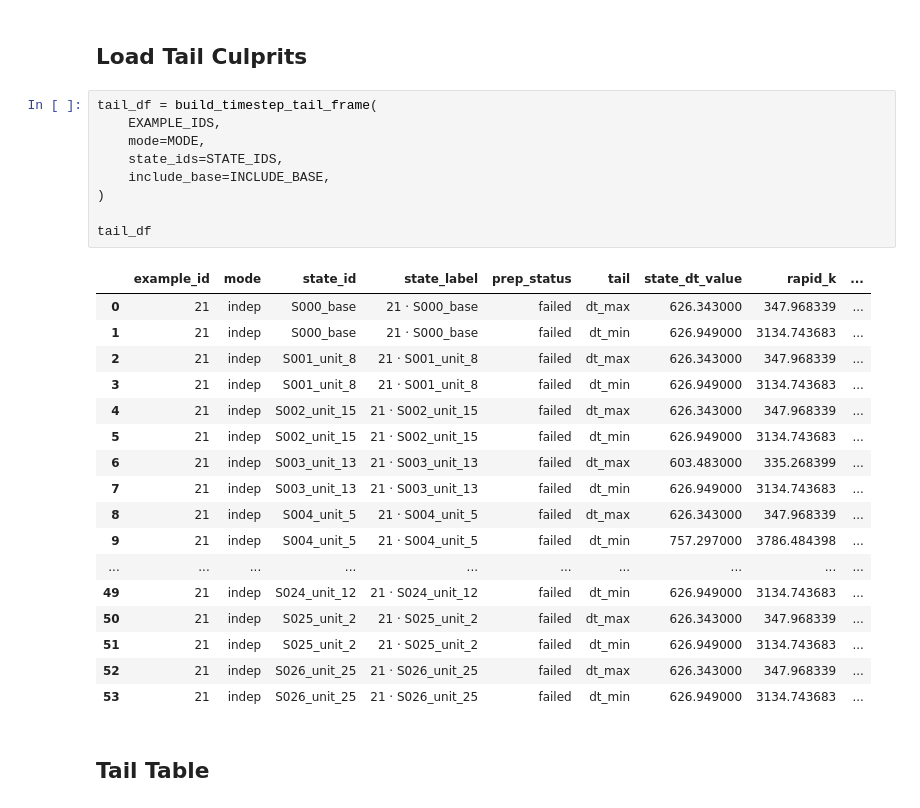
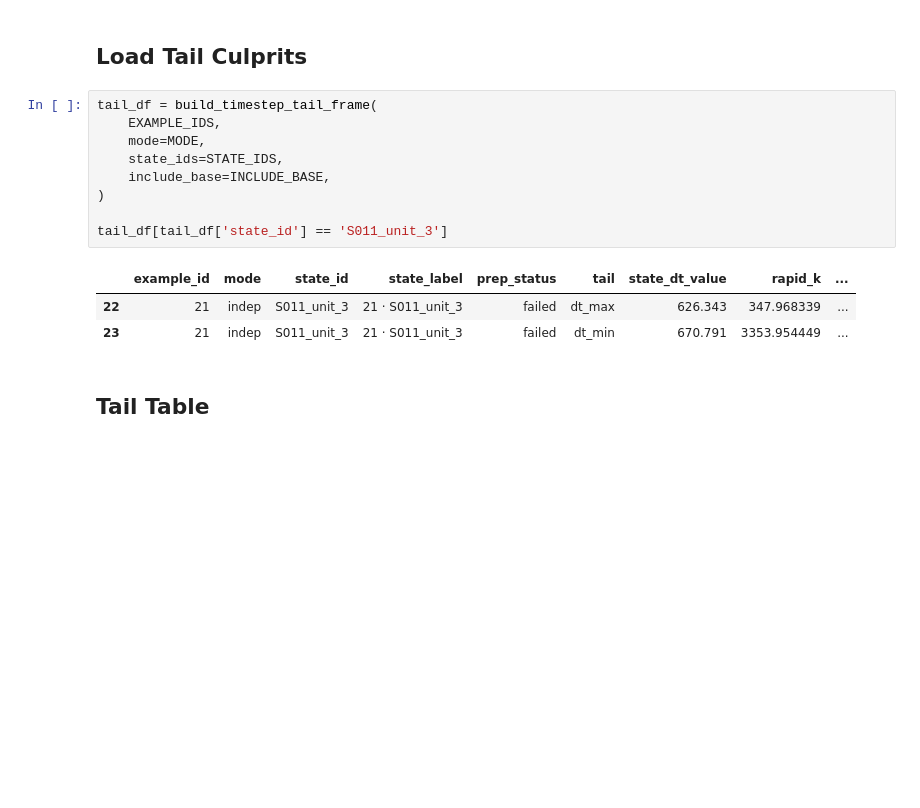
Before and after one commit to niekcde/river_hierarchy, a Jupyter notebook: RAPID/notebooks/timestep_stability.ipynb, the cells around one changed output. Cells and saved outputs as stored; diff of their text form; blank space fills up the shorter version.

```diff
--- a/RAPID/notebooks/timestep_stability.ipynb
+++ b/RAPID/notebooks/timestep_stability.ipynb
@@ -46,30 +46,16 @@ INCLUDE_BASE = True
 # %%
 tail_df = build_timestep_tail_frame(
     EXAMPLE_IDS,
     mode=MODE,
     state_ids=STATE_IDS,
     include_base=INCLUDE_BASE,
 )
 
-tail_df
+tail_df[tail_df['state_id'] == 'S011_unit_3']
 # %% [output]
 |  | example_id | mode | state_id | state_label | prep_status | tail | state_dt_value | rapid_k | ... |
-| 0 | 21 | indep | S000_base | 21 · S000_base | failed | dt_max | 626.343000 | 347.968339 | ... |
-| 1 | 21 | indep | S000_base | 21 · S000_base | failed | dt_min | 626.949000 | 3134.743683 | ... |
-| 2 | 21 | indep | S001_unit_8 | 21 · S001_unit_8 | failed | dt_max | 626.343000 | 347.968339 | ... |
-| 3 | 21 | indep | S001_unit_8 | 21 · S001_unit_8 | failed | dt_min | 626.949000 | 3134.743683 | ... |
-| 4 | 21 | indep | S002_unit_15 | 21 · S002_unit_15 | failed | dt_max | 626.343000 | 347.968339 | ... |
-| 5 | 21 | indep | S002_unit_15 | 21 · S002_unit_15 | failed | dt_min | 626.949000 | 3134.743683 | ... |
-| 6 | 21 | indep | S003_unit_13 | 21 · S003_unit_13 | failed | dt_max | 603.483000 | 335.268399 | ... |
-| 7 | 21 | indep | S003_unit_13 | 21 · S003_unit_13 | failed | dt_min | 626.949000 | 3134.743683 | ... |
-| 8 | 21 | indep | S004_unit_5 | 21 · S004_unit_5 | failed | dt_max | 626.343000 | 347.968339 | ... |
-| 9 | 21 | indep | S004_unit_5 | 21 · S004_unit_5 | failed | dt_min | 757.297000 | 3786.484398 | ... |
-| ... | ... | ... | ... | ... | ... | ... | ... | ... | ... |
-| 49 | 21 | indep | S024_unit_12 | 21 · S024_unit_12 | failed | dt_min | 626.949000 | 3134.743683 | ... |
-| 50 | 21 | indep | S025_unit_2 | 21 · S025_unit_2 | failed | dt_max | 626.343000 | 347.968339 | ... |
-| 51 | 21 | indep | S025_unit_2 | 21 · S025_unit_2 | failed | dt_min | 626.949000 | 3134.743683 | ... |
-| 52 | 21 | indep | S026_unit_25 | 21 · S026_unit_25 | failed | dt_max | 626.343000 | 347.968339 | ... |
-| 53 | 21 | indep | S026_unit_25 | 21 · S026_unit_25 | failed | dt_min | 626.949000 | 3134.743683 | ... |
+| 22 | 21 | indep | S011_unit_3 | 21 · S011_unit_3 | failed | dt_max | 626.343 | 347.968339 | ... |
+| 23 | 21 | indep | S011_unit_3 | 21 · S011_unit_3 | failed | dt_min | 670.791 | 3353.954449 | ... |
 # %% [markdown]
 ## Tail Table
 # %%
```
Also changed, not shown: parts of 2 cells of this notebook, 13 other files.
